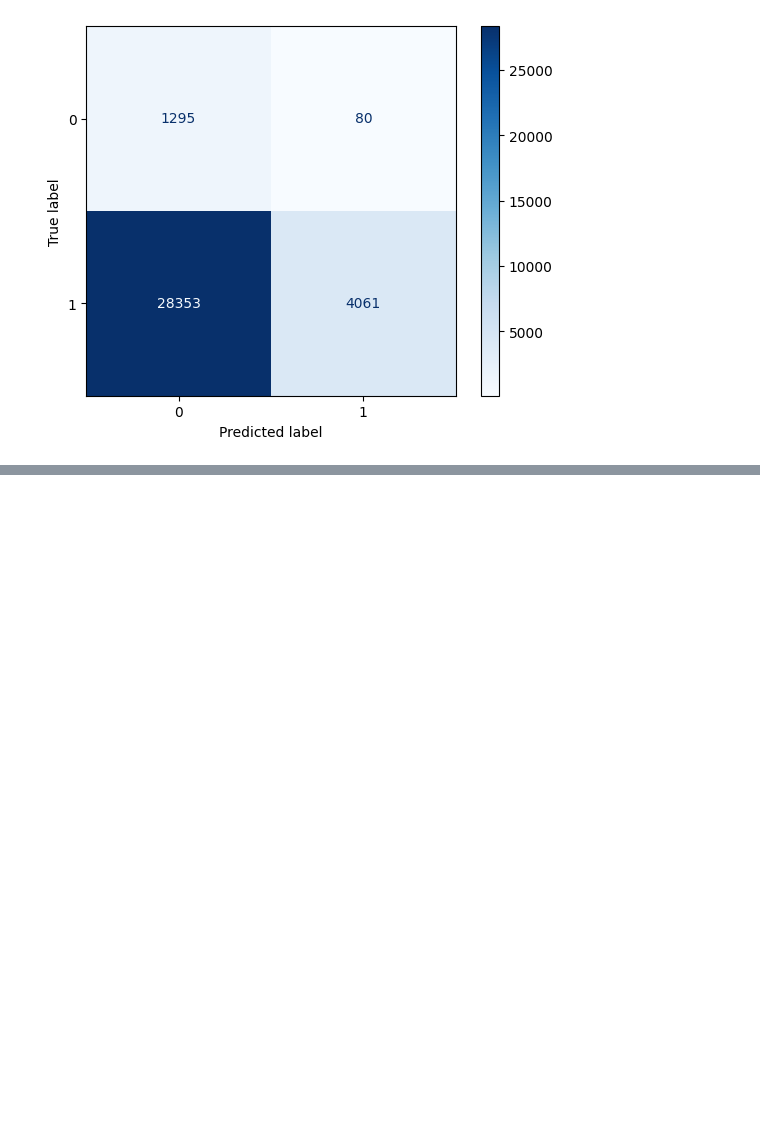
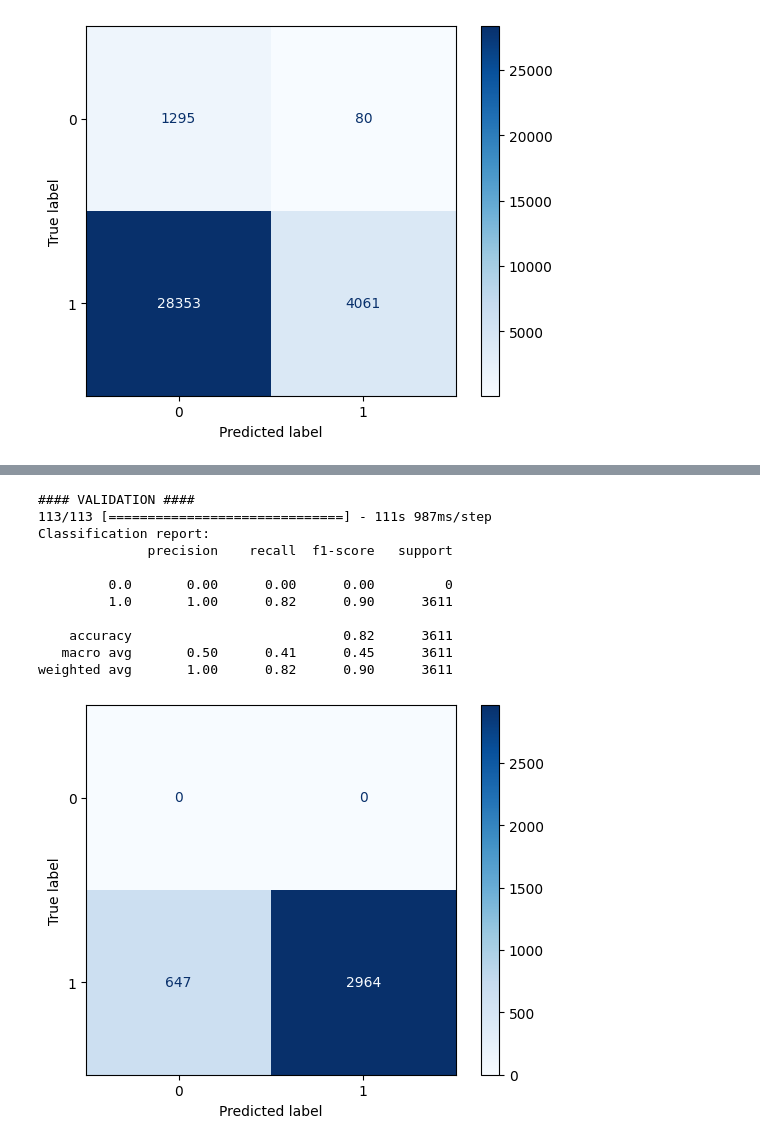
Before and after one commit to mariafain/masters-thesis, a Jupyter notebook: bert_classifier.ipynb, the cells around one changed output, grey strips where cells are left out. Cells and saved outputs as stored; diff of their text form; code cells hidden in the pictures; blank space fills up the shorter version.

```diff
--- a/bert_classifier.ipynb
+++ b/bert_classifier.ipynb
@@ -422,0 +550,14 @@ weighted avg       0.94      0.16      0.22     33789
+# %%
+df_palm = pd.read_csv('data/extras/LLM_generated_essay_PaLM.csv', header=0)
+df_falcon = pd.read_csv('data/extras/falcon_180b_v1.csv', header=0)
+df_llama = pd.read_csv('data/extras/llama_70b_v1.csv', header=0)
+
+df_llama.rename(columns={'generated_text': 'text'}, inplace=True)
+df_falcon.rename(columns={'generated_text': 'text'}, inplace=True)
+
+df_falcon['generated'] = np.ones(df_falcon.shape[0])
+df_llama['generated'] = np.ones(df_llama.shape[0])
+
+df_extras = pd.concat([df_palm[['text', 'generated']], df_falcon[['text', 'generated']], df_llama[['text', 'generated']]], axis=0)
+print(df_extras.shape)
+df_extras.head()
@@ -422,0 +572,15 @@ weighted avg       0.94      0.16      0.22     33789
+# %%
+predict_data(classifier_model, df_extras)
+# %% [output]
+#### VALIDATION ####
+113/113 [==============================] - 111s 987ms/step
+Classification report:
+              precision    recall  f1-score   support
+
+         0.0       0.00      0.00      0.00         0
+         1.0       1.00      0.82      0.90      3611
+
+    accuracy                           0.82      3611
+   macro avg       0.50      0.41      0.45      3611
+weighted avg       1.00      0.82      0.90      3611
+[figure, added]
```
Also changed, not shown: parts of 16 cells of this notebook, 1 other file.
